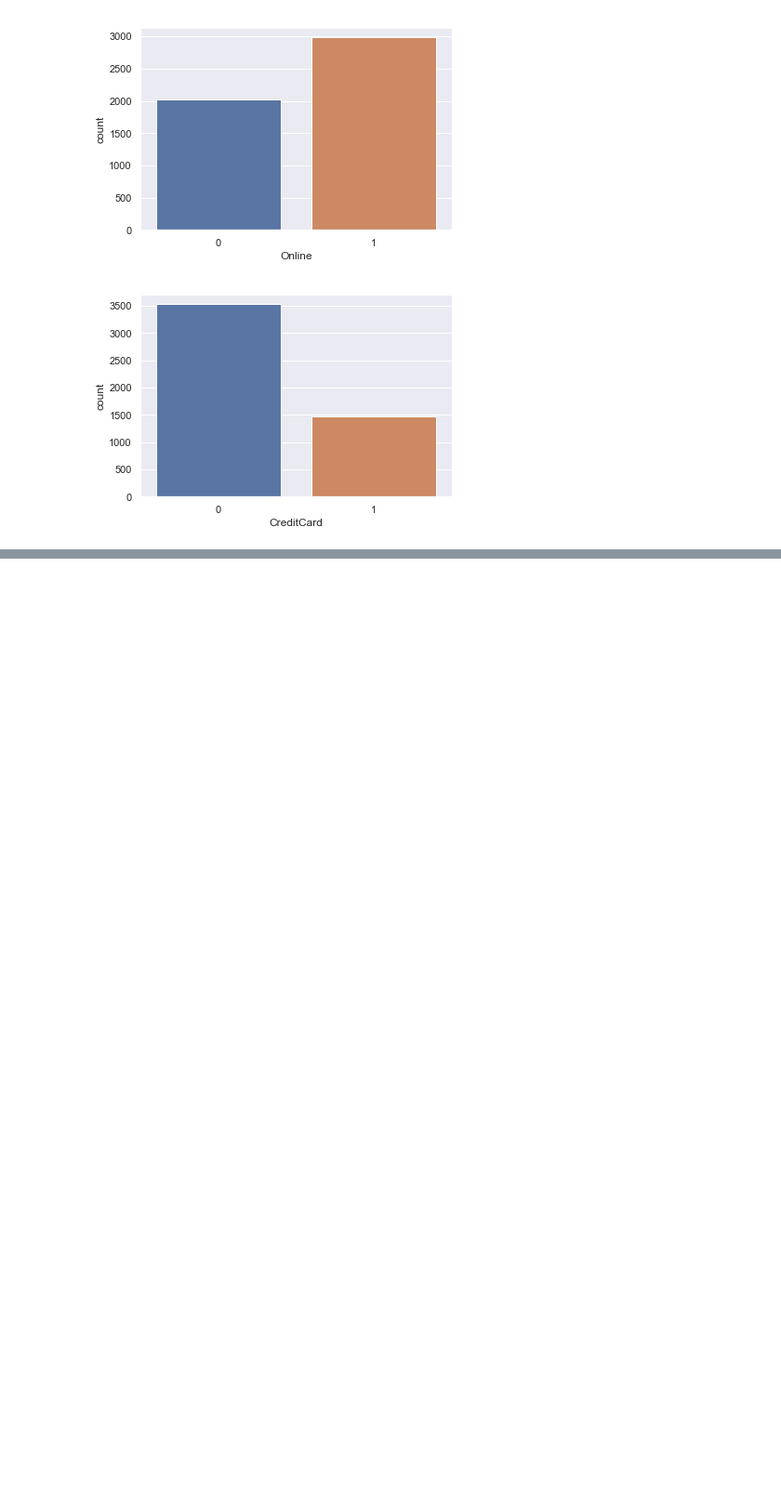
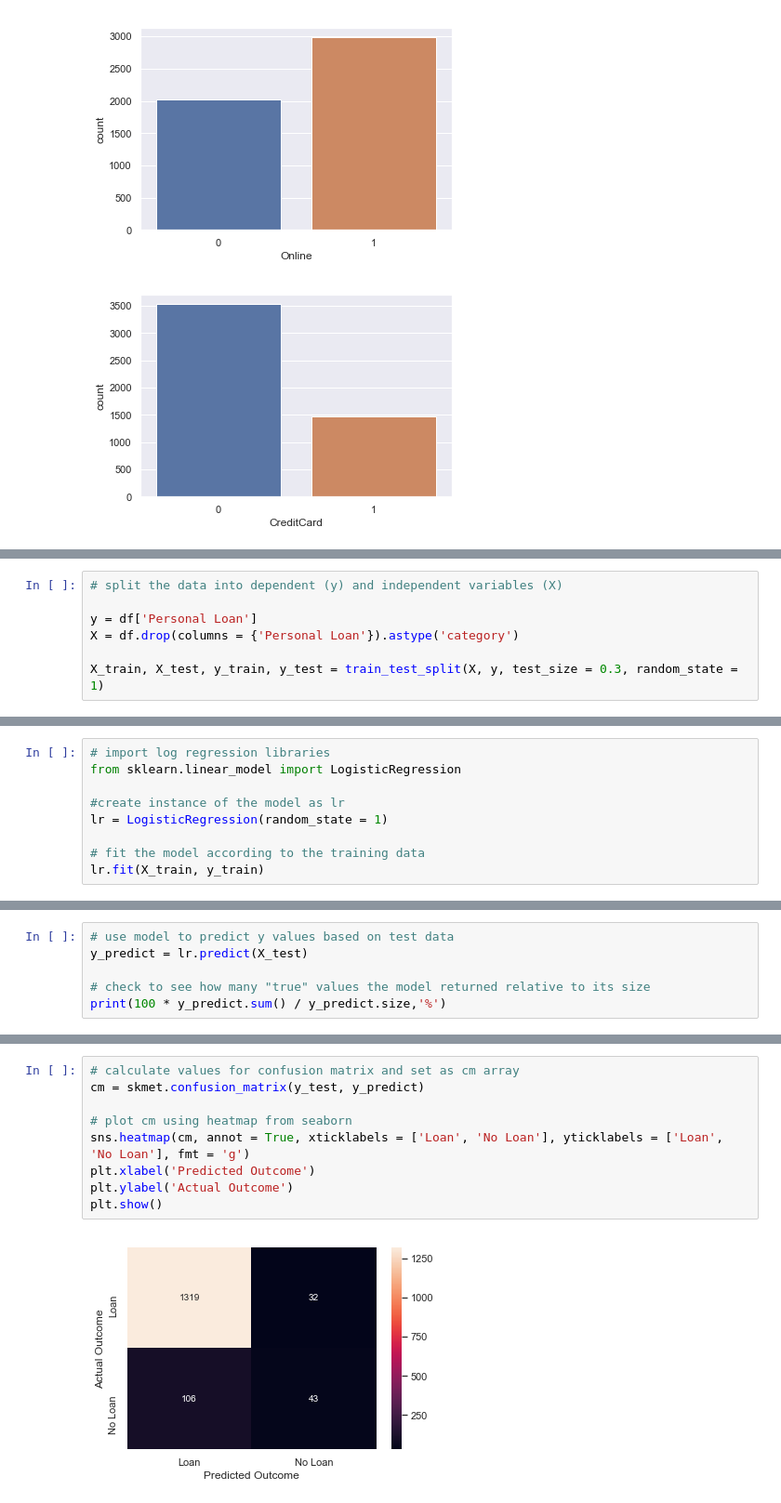
Before and after one commit to danieljacob5/aiml-course, a Jupyter notebook: supervised learning/Jacob Harnack Supervised Learning Project.ipynb, the cells around one changed output, grey strips where cells are left out. Shown at 93% size. Cells and saved outputs as stored; diff of their text form; blank space fills up the shorter version.

Commit message:
implement model and finish code

```diff
--- a/supervised learning/Jacob Harnack Supervised Learning Project.ipynb
+++ b/supervised learning/Jacob Harnack Supervised Learning Project.ipynb
@@ -253,0 +257,7 @@ plt.show()
+# %%
+# split the data into dependent (y) and independent variables (X)
+
+y = df['Personal Loan']
+X = df.drop(columns = {'Personal Loan'}).astype('category')
+
+X_train, X_test, y_train, y_test = train_test_split(X, y, test_size = 0.3, random_state = 1)
@@ -253,0 +271,9 @@ plt.show()
+# %%
+# import log regression libraries
+from sklearn.linear_model import LogisticRegression
+
+#create instance of the model as lr
+lr = LogisticRegression(random_state = 1)
+
+# fit the model according to the training data
+lr.fit(X_train, y_train)
@@ -253,0 +285,6 @@ plt.show()
+# %%
+# use model to predict y values based on test data
+y_predict = lr.predict(X_test)
+
+# check to see how many "true" values the model returned relative to its size
+print(100 * y_predict.sum() / y_predict.size,'%')
@@ -253,0 +312,11 @@ plt.show()
+# %%
+# calculate values for confusion matrix and set as cm array
+cm = skmet.confusion_matrix(y_test, y_predict)
+
+# plot cm using heatmap from seaborn
+sns.heatmap(cm, annot = True, xticklabels = ['Loan', 'No Loan'], yticklabels = ['Loan', 'No Loan'], fmt = 'g')
+plt.xlabel('Predicted Outcome')
+plt.ylabel('Actual Outcome')
+plt.show()
+# %% [output]
+[figure, added]
```
Also changed, not shown: parts of 14 cells of this notebook.
